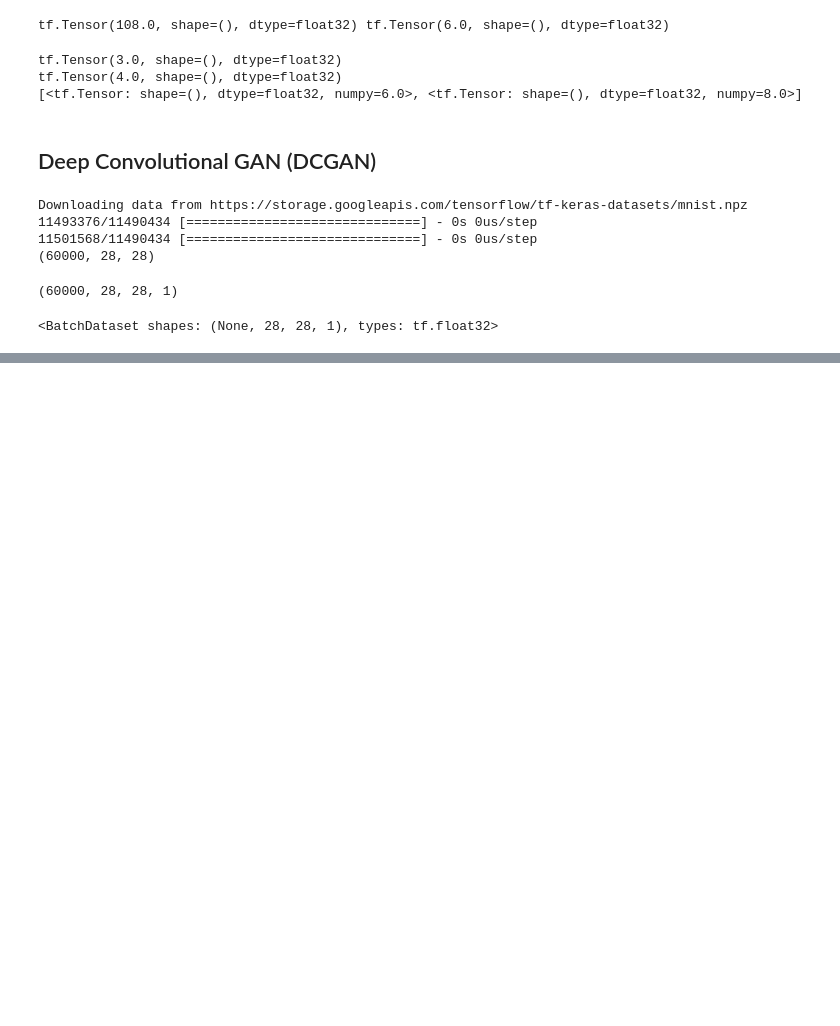
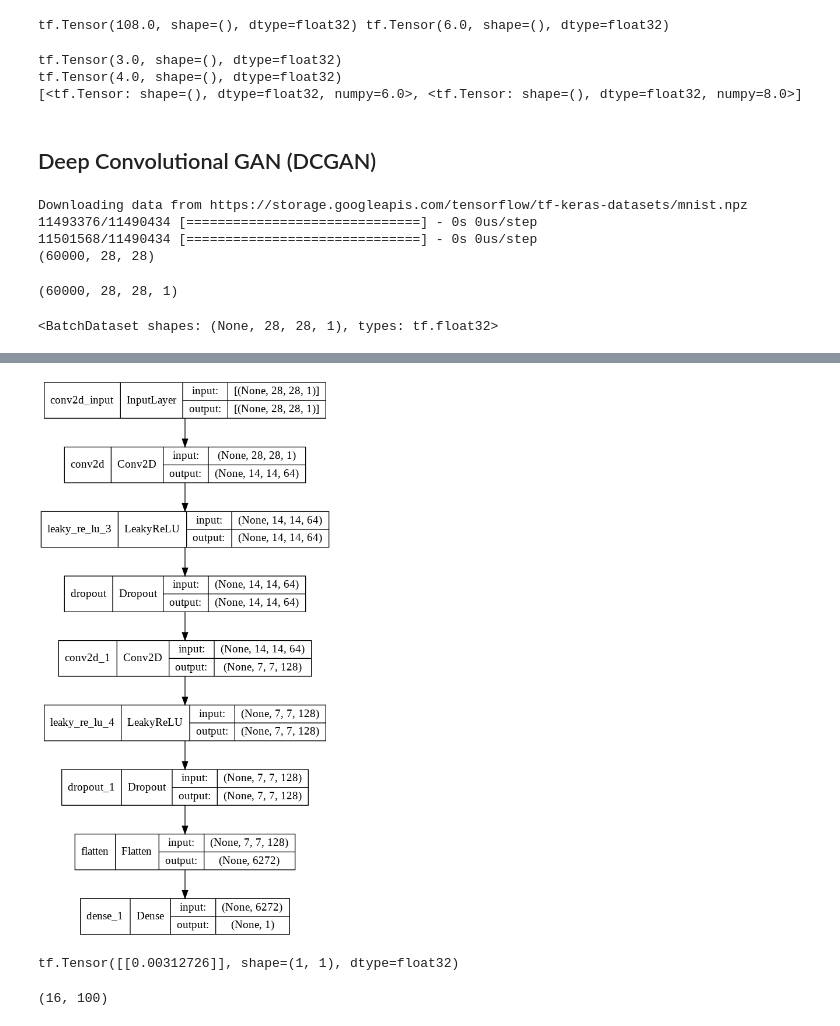
Before and after one commit to sarthakkaushik/Diploma-Program-in-ML-and-AI, a Jupyter notebook: DCGAN_On_MNIST_Dataset_&_Gradient_Tape.ipynb, the cells around one changed output, grey strips where cells are left out. Cells and saved outputs as stored; diff of their text form; code cells hidden in the pictures; blank space fills up the shorter version.

```diff
--- a/DCGAN_On_MNIST_Dataset_&_Gradient_Tape.ipynb
+++ b/DCGAN_On_MNIST_Dataset_&_Gradient_Tape.ipynb
@@ -142,0 +189,26 @@ print(train_dataset)
+# %%
+def make_discriminator_model():
+    model = tf.keras.Sequential()
+    model.add(layers.Conv2D(64, (5, 5), strides=(2, 2), padding='same',
+                                     input_shape=[28, 28, 1]))
+    model.add(layers.LeakyReLU())
+    model.add(layers.Dropout(0.3))
+
+    model.add(layers.Conv2D(128, (5, 5), strides=(2, 2), padding='same'))
+    model.add(layers.LeakyReLU())
+    model.add(layers.Dropout(0.3))
+
+    model.add(layers.Flatten())
+    model.add(layers.Dense(1))
+
+    return model
+# %%
+discriminator = make_discriminator_model()
+keras.utils.plot_model(discriminator, 'discriminator.png', show_shapes=True)
+# %% [output]
+[figure, added]
+# %%
+decision = discriminator(generated_image) # forward-pass. model not yet trained
+print (decision)
+# %% [output]
+tf.Tensor([[0.00312726]], shape=(1, 1), dtype=float32)
@@ -142,0 +240,11 @@ print(train_dataset)
+# %%
+EPOCHS = 50
+noise_dim = 100
+num_examples_to_generate = 16
+
+# We will reuse these test_random_vectors overtime (so it's easier)
+# to visualize progress in the animated GIF)
+test_random_vectors = tf.random.normal([num_examples_to_generate, noise_dim])
+print(test_random_vectors.shape)
+# %% [output]
+(16, 100)
```
Also changed, not shown: parts of 12 cells of this notebook.
